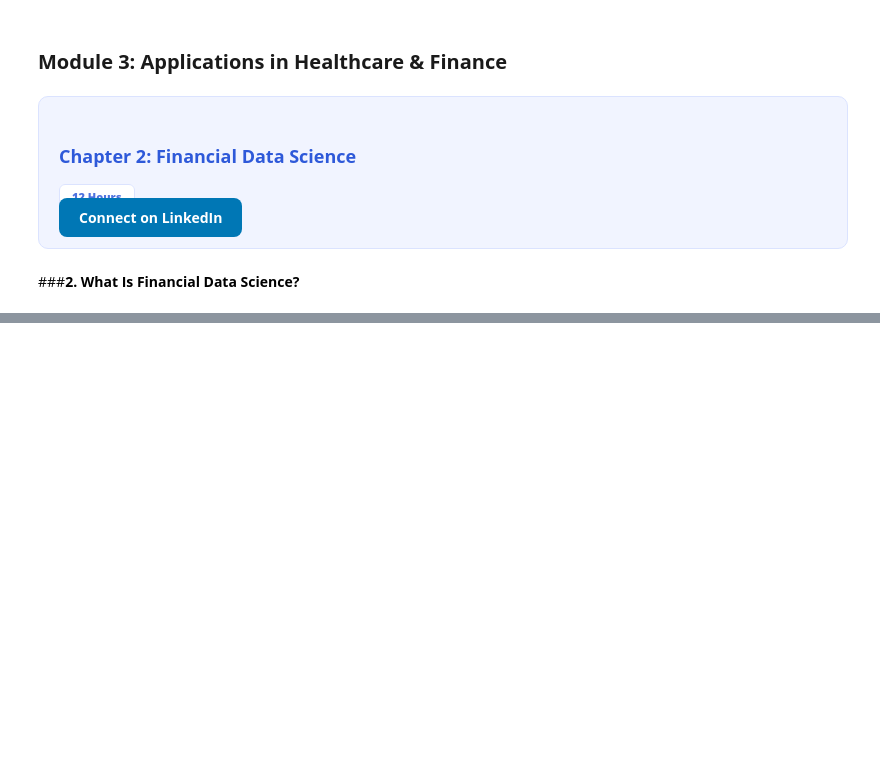
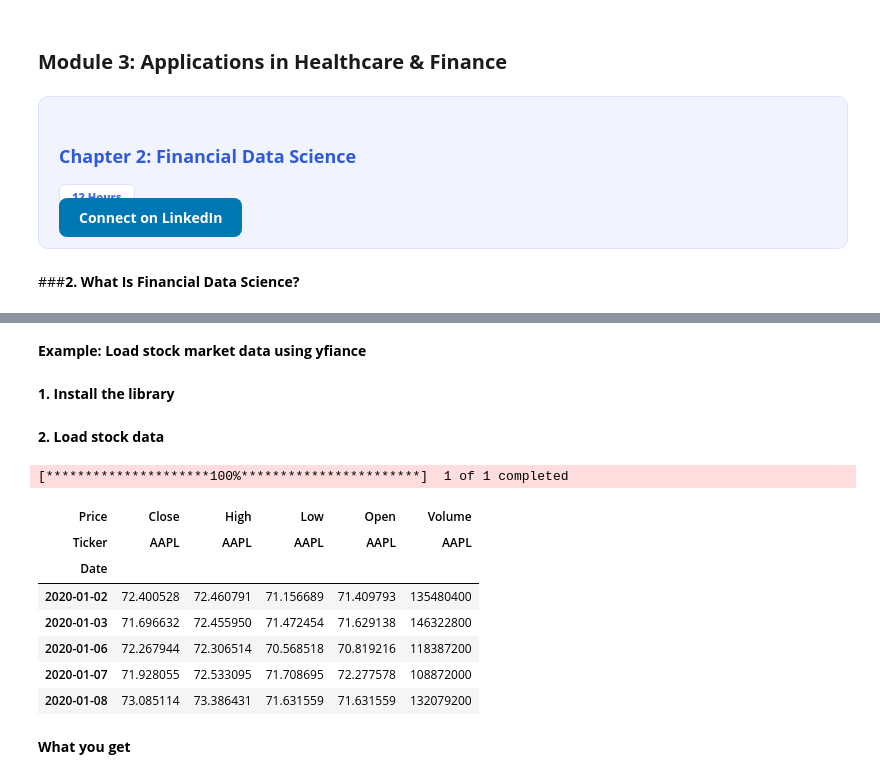
Before and after one commit to epythonlab2/AI_4_health, a Jupyter notebook: module_3_2_financial_data_science.ipynb, the cells around one changed output, grey strips where cells are left out. Saved outputs shown, nothing was run; the diff lists cells and outputs as text; code cells hidden in the pictures; blank space fills up the shorter version.

```diff
--- a/module_3_2_financial_data_science.ipynb
+++ b/module_3_2_financial_data_science.ipynb
@@ -32,0 +69,4 @@ Unlike many ML domains, mistakes are costly here. Models must be accurate, expla
+# %% [markdown]
+**Example: Load stock market data using yfiance**
+# %% [markdown]
+**1. Install the library**
@@ -32,0 +75,31 @@ Unlike many ML domains, mistakes are costly here. Models must be accurate, expla
+# %% [markdown]
+**2. Load stock data**
+# %%
+import yfinance as yf
+
+# Define the stock ticker
+ticker = "AAPL"   # Apple Inc.
+
+# Download historical data
+data = yf.download(
+    ticker,
+    start="2020-01-01",
+    end="2024-01-01",
+    interval="1d"   # daily data
+)
+# %% [output]
+[*********************100%***********************]  1 of 1 completed
+# %%
+# Explore few rows of the data
+data.head()
+# %% [output]
+| Price | Close | High | Low | Open | Volume |
+| Ticker | AAPL | AAPL | AAPL | AAPL | AAPL |
+| Date |  |  |  |  |  |
+| 2020-01-02 | 72.400528 | 72.460791 | 71.156689 | 71.409793 | 135480400 |
+| 2020-01-03 | 71.696632 | 72.455950 | 71.472454 | 71.629138 | 146322800 |
+| 2020-01-06 | 72.267944 | 72.306514 | 70.568518 | 70.819216 | 118387200 |
+| 2020-01-07 | 71.928055 | 72.533095 | 71.708695 | 72.277578 | 108872000 |
+| 2020-01-08 | 73.085114 | 73.386431 | 71.631559 | 71.631559 | 132079200 |
+# %% [markdown]
+**What you get**
```
Also changed, not shown: parts of 11 cells of this notebook.
